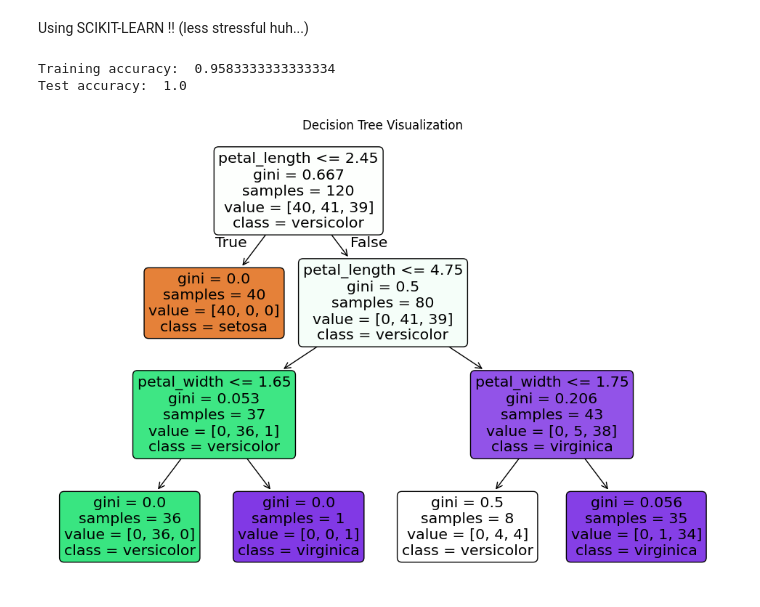
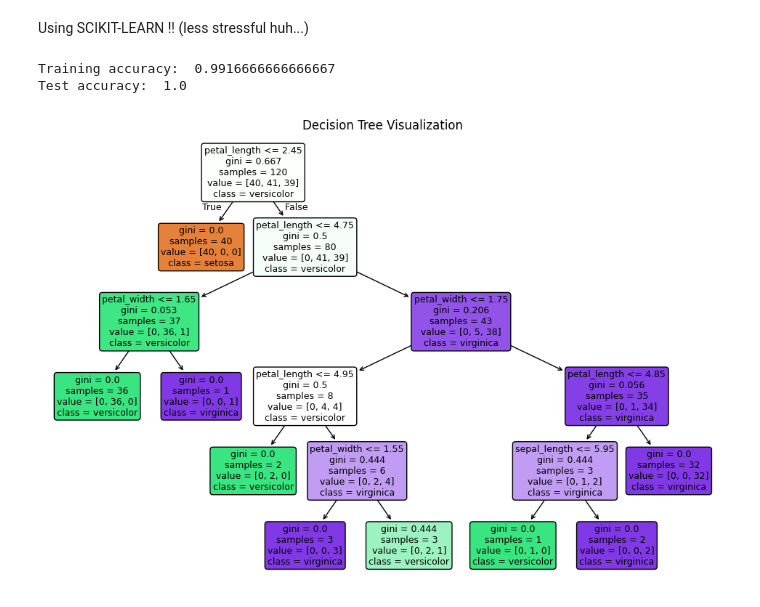
Before and after one commit to Sameena-sam/ML-on-diff-Datasets, a Jupyter notebook: notebooks/decision_tree.ipynb, the cells around one changed output. Drawn from its saved outputs; the diff is of its cells as text; code cells hidden in the pictures.

```diff
--- a/notebooks/decision_tree.ipynb
+++ b/notebooks/decision_tree.ipynb
@@ -135,33 +135,33 @@ Using SCIKIT-LEARN !! (less stressful huh...)
 # %%
 import pandas as pd
 from sklearn.model_selection import train_test_split
 from sklearn.tree import DecisionTreeClassifier, plot_tree
 from sklearn.metrics import accuracy_score
 import matplotlib.pyplot as plt
 
 df = pd.read_csv("../data/Iris.csv")
 X = df.iloc[:, :-1].values
 y = df.iloc[:, -1].values
 
 X_train, X_test, y_train, y_test = train_test_split(X, y, test_size=0.2, random_state=42)
 
-clf = DecisionTreeClassifier(max_depth=3, random_state=42)
+clf = DecisionTreeClassifier(max_depth=5, random_state=42)
 clf.fit(X_train,y_train)
 
 train_acc = accuracy_score(y_train, clf.predict(X_train))
 test_acc = accuracy_score(y_test, clf.predict(X_test))
 print("Training accuracy: ", train_acc)
 print("Test accuracy: ", test_acc)
 
 plt.figure(figsize=(12, 8))
 plot_tree(clf,
           feature_names=df.columns[:-1],
           class_names=clf.classes_,
           filled=True,
           rounded=True)
 plt.title("Decision Tree Visualization")
 plt.show()
 # %% [output]
-Training accuracy:  0.9583333333333334
+Training accuracy:  0.9916666666666667
 Test accuracy:  1.0
-[figure, old version]
+[figure, new version]
```
